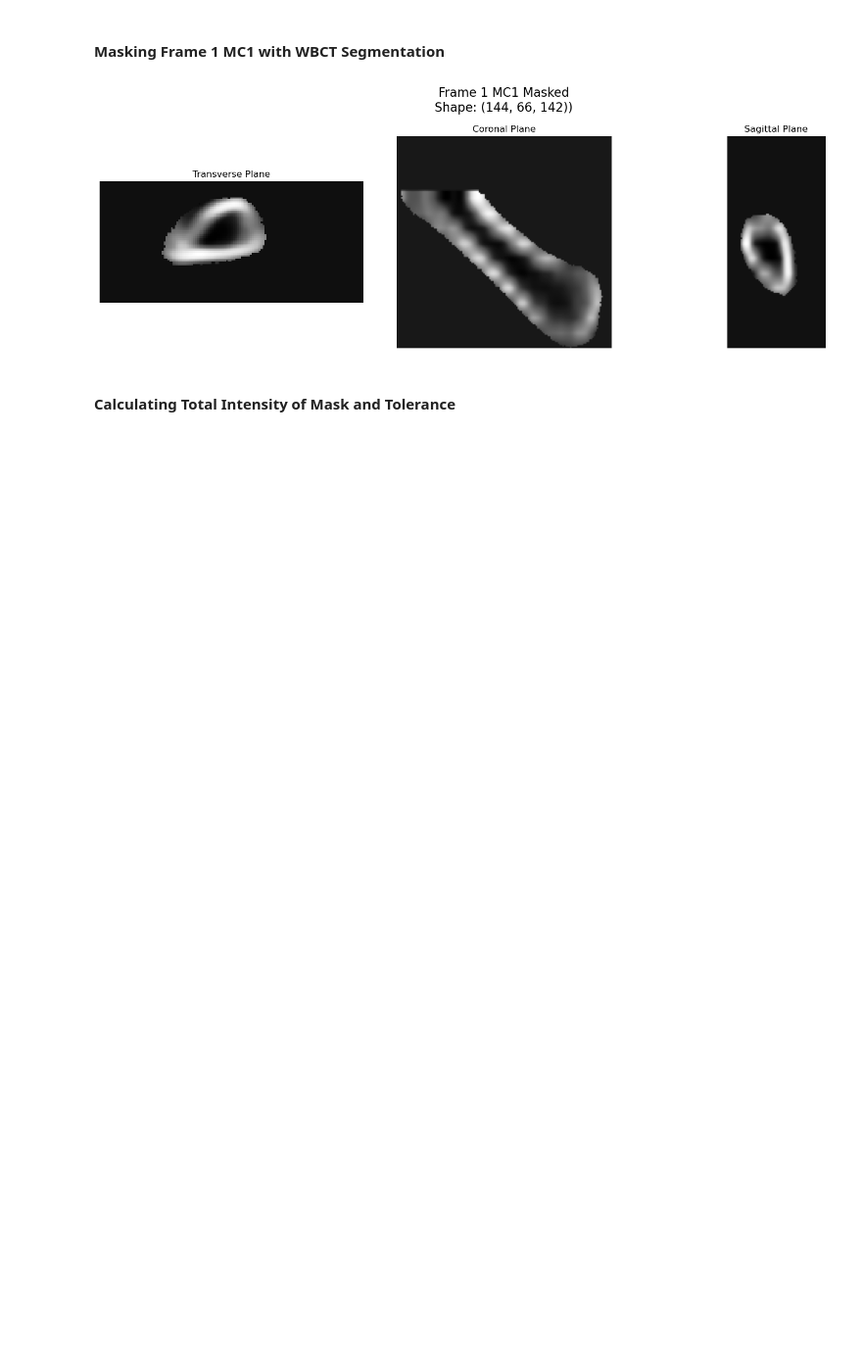
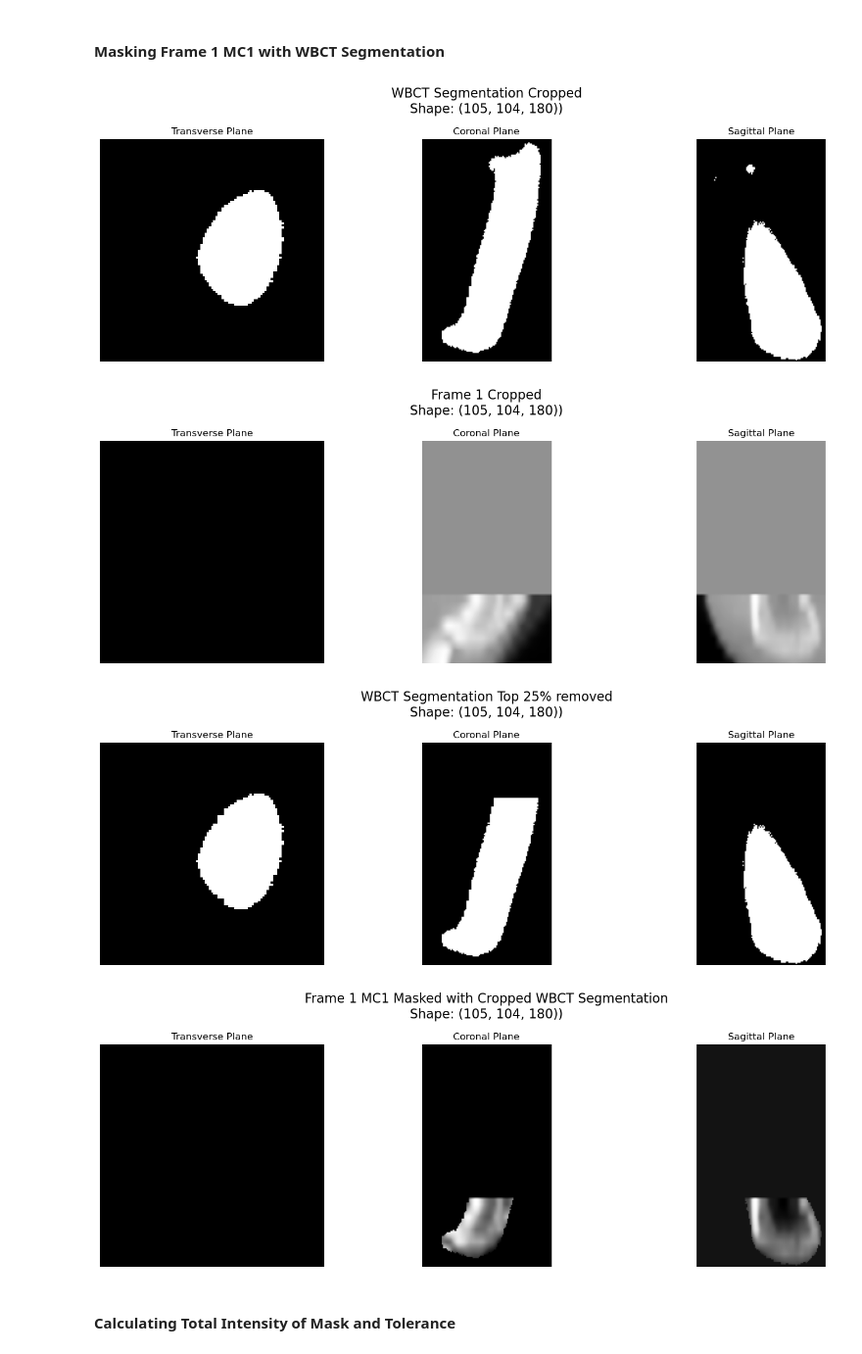
Before and after one commit to ManskeLab/DYNACT2, a Jupyter notebook: dynact2/registration_process.ipynb, the cells around one changed output. Shown at 98% size. Saved outputs shown, nothing was run; the diff lists cells and outputs as text; code cells hidden in the pictures; blank space fills up the shorter version.

```diff
--- a/dynact2/registration_process.ipynb
+++ b/dynact2/registration_process.ipynb
@@ -8,10 +36,23 @@ import matplotlib.pyplot as plt
 ## Definitions
 # %%
 def print_image(image, full=True, title=""):
+    """
+    Plots 3 views of sitk image similar to what a user would see in ITK-SNAP.
+
+    Parameters
+    ----------
+    image : SimpleITK.Image
+    full : boolean, if true, plots slices based on set cursor location otherwise plots middle slices
+    title: string
+
+    Returns
+    -------
+    none
+    """
     if full:
-        z = 90
-        x = 146
-        y = 294
+        z = cursor_position[2]
+        x = cursor_position[0]
+        y = cursor_position[1]
     else:
         z = image.GetDepth() // 2
         x = image.GetWidth() // 2
@@ -103,10 +142,3 @@ def bounding_box(mask, min_val, max_val):
-# %%
-dynact_dir = '/media/kratos/Manskelab/ManskelabProjects/DYNACT2/models/DYNACT2_207/DYNACT2_207_ABAD/RESAMPLED'
-output_dir = '/media/kratos/Manskelab/ManskelabProjects/DYNACT2/models/DYNACT2_207/DYNACT2_207_ABAD/REGISTRATION'
-
-mc1_wbct_segmentation = '/media/kratos/Manskelab/ManskelabProjects/DYNACT2/models/DYNACT2_207/DYNACT2_207_WBCT/DYNACT2_207_WBCT_CROP_PERI_MC1_BB_REORIENT_ABAD_TRANSF.nii'
-
-frame = 6
 # %% [markdown]
 ## Registration Code
 # %% [markdown]
@@ -124,19 +156,26 @@ print_image(frame_1_mc1_seg, full=False, title="WBCT Segmentation")
 # %% [markdown]
 #### Masking Frame 1 MC1 with WBCT Segmentation
 # %%
+# cropping area of interest in WBCT segmentation
 mask = bounding_box(frame_1_mc1_seg, 1, 1)
-# print_image(mask, full=False)
+print_image(mask, full=False, title='WBCT Segmentation Cropped')
 
+# resample dynamic ct frame to match cropped image dimensions
 frame_1_dynact = sitk.Resample(frame_1_dynact, mask)
-# print_image(frame_1_dynact, full=False)
+print_image(frame_1_dynact, full=False, title='Frame 1 Cropped')
 
+# cut off top 25% of WBCT mask
 mask = sitk.Resample(mask[:,:,0:int(mask.GetSize()[2]*0.75)], mask)
-# print_image(mask, full=False)
+print_image(mask, full=False, title='WBCT Segmentation Top 25% removed')
 
+# apply mask on dynamic ct frame 1
 frame_1_dynact = sitk.Mask(frame_1_dynact, mask)
-print_image(frame_1_dynact, full=False, title="Frame 1 MC1 Masked")
+print_image(frame_1_dynact, full=False, title="Frame 1 MC1 Masked with Cropped WBCT Segmentation")
 # %% [output]
-[figure, old version]
+[figure, new version]
+[figure, added]
+[figure, added]
+[figure, added]
 # %% [markdown]
 #### Calculating Total Intensity of Mask and Tolerance
 # %%
```
Also changed, not shown: parts of 15 cells of this notebook.
